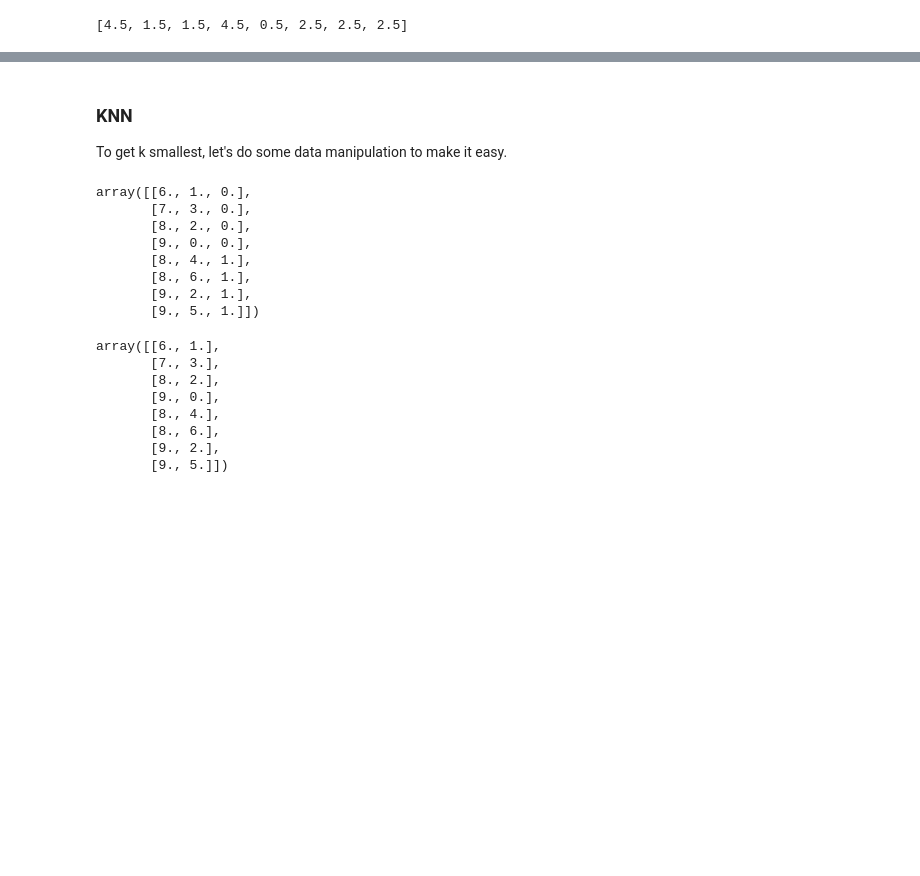
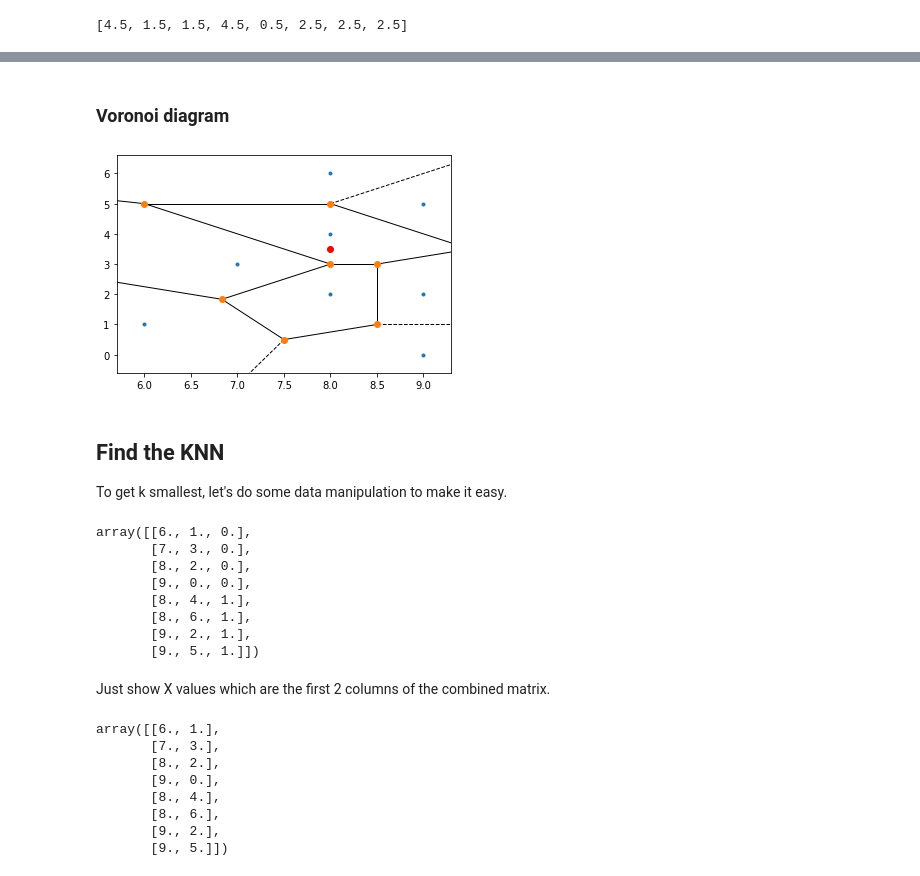
Before and after one commit to changsin/AI, a Jupyter notebook: 8.3.knn.ipynb, the cells around one changed output, grey strips where cells are left out. Saved outputs shown, nothing was run; the diff lists cells and outputs as text; code cells hidden in the pictures; blank space fills up the shorter version.

```diff
--- a/8.3.knn.ipynb
+++ b/8.3.knn.ipynb
@@ -85,4 +104,15 @@ ax.scatter(v[0], v[1], color='red')
+# %% [markdown]
+### Voronoi diagram
+# %%
+from scipy.spatial import Voronoi, voronoi_plot_2d
+vor = Voronoi(X)
+fig, ax = plt.subplots()
+fig = voronoi_plot_2d(vor, ax)
+ax.scatter(v[0], v[1], color='red')
+plt.show()
+# %% [output]
+[figure, added]
 # %% [markdown]
-### KNN
+## Find the KNN
 To get k smallest, let's do some data manipulation to make it easy.
 # %%
@@ -98,6 +131,8 @@ array([[6., 1., 0.],
        [8., 6., 1.],
        [9., 2., 1.],
        [9., 5., 1.]])
+# %% [markdown]
+Just show X values which are the first 2 columns of the combined matrix.
 # %%
 Xy[:, :2]
 # %% [output]
```
Also changed, not shown: parts of 14 cells of this notebook.
